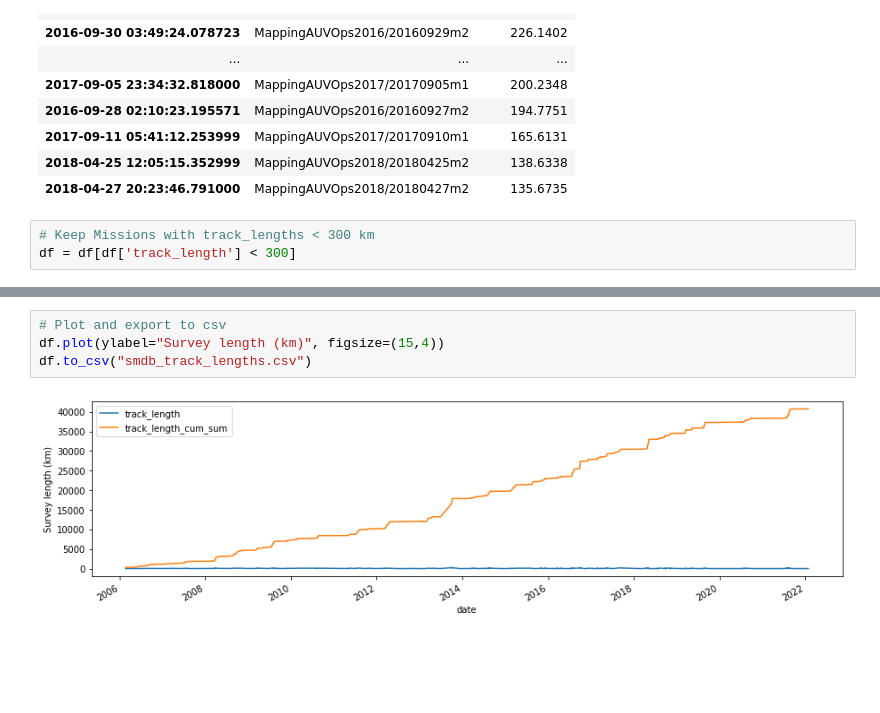
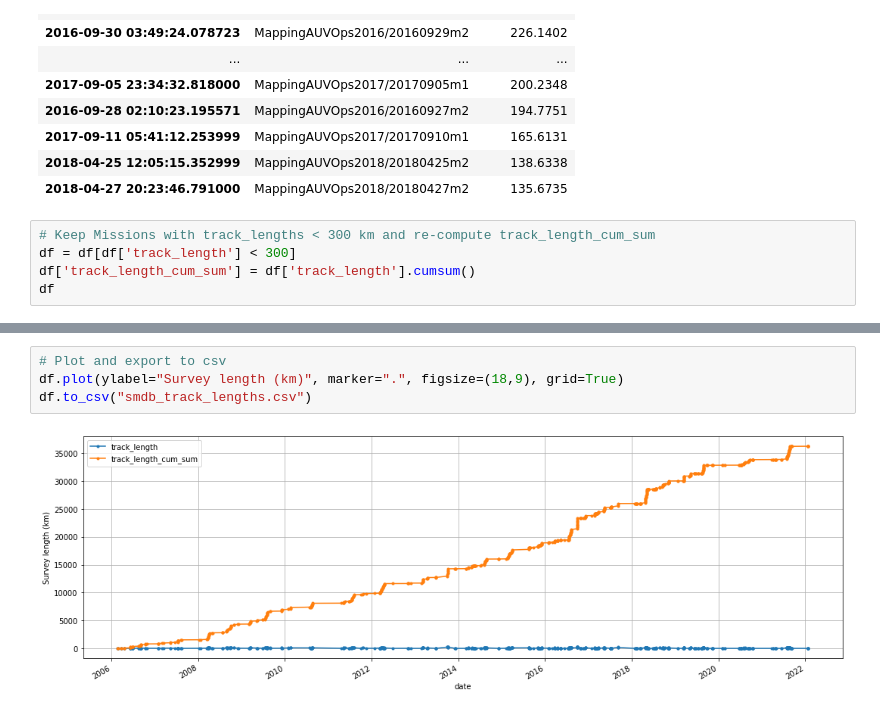
Before and after one commit to mbari-org/SeafloorMappingDB, a Jupyter notebook: smdb/notebooks/1.0-mpm-track_lengths.ipynb, the cells around one changed output, grey strips where cells are left out. Saved outputs shown, nothing was run; the diff lists cells and outputs as text; blank space fills up the shorter version.

Commit message:
Re-compute track_length_cum_sum after removing rows

```diff
--- a/smdb/notebooks/1.0-mpm-track_lengths.ipynb
+++ b/smdb/notebooks/1.0-mpm-track_lengths.ipynb
@@ -141,5 +141,7 @@ df_sorted.head(20)
 | 2018-04-25 12:05:15.352999 | MappingAUVOps2018/20180425m2 | 138.6338 |
 | 2018-04-27 20:23:46.791000 | MappingAUVOps2018/20180427m2 | 135.6735 |
 # %%
-# Keep Missions with track_lengths < 300 km
+# Keep Missions with track_lengths < 300 km and re-compute track_length_cum_sum
 df = df[df['track_length'] < 300]
+df['track_length_cum_sum'] = df['track_length'].cumsum()
+df
@@ -146,6 +163,6 @@ df = df[df['track_length'] < 300]
 # %%
 # Plot and export to csv
-df.plot(ylabel="Survey length (km)", figsize=(15,4))
+df.plot(ylabel="Survey length (km)", marker=".", figsize=(18,9), grid=True)
 df.to_csv("smdb_track_lengths.csv")
 # %% [output]
-[figure, old version]
+[figure, new version]
```
Also changed, not shown: parts of 1 cell of this notebook.
